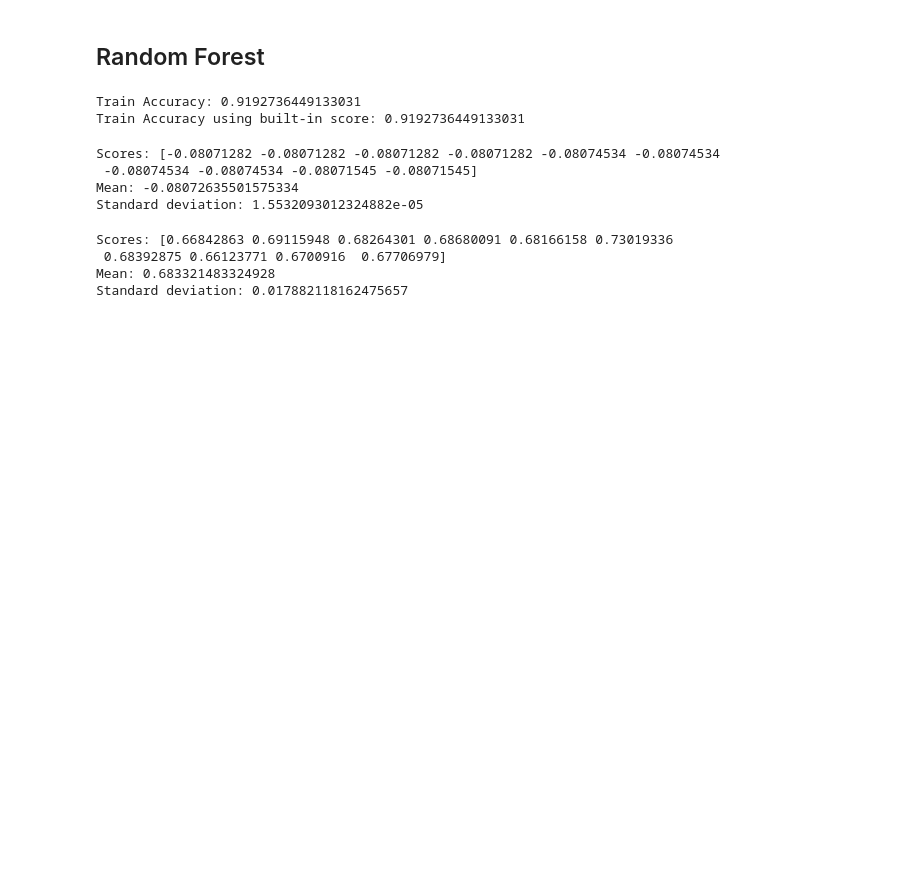
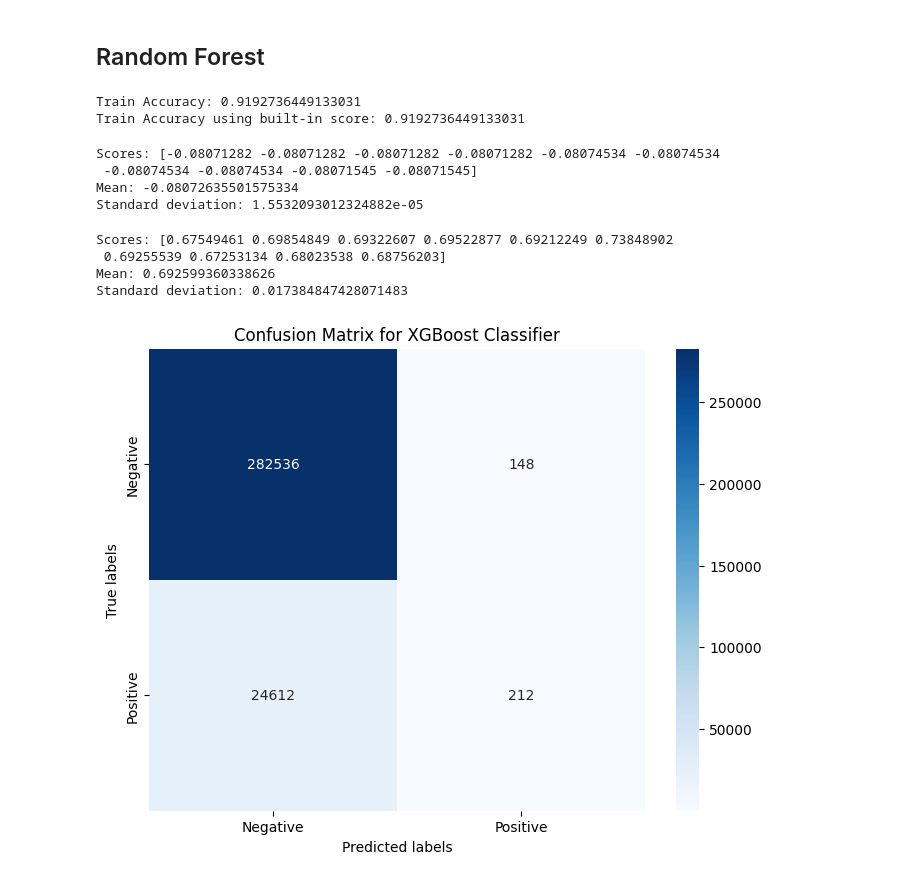
Before and after one commit to MSBA-Capstone-2024/modeling, a Jupyter notebook: Rough draft group project-Kim's.ipynb, the cells around one changed output. Drawn from its saved outputs; the diff is of its cells as text; code cells hidden in the pictures; blank space fills up the shorter version.

```diff
--- a/Rough draft group project-Kim's.ipynb
+++ b/Rough draft group project-Kim's.ipynb
@@ -376,13 +371,19 @@ Standard deviation: 0.0007134957901900151
 # %% [markdown]
 ## XGboost
 # %%
-xgb_clf = XGBClassifier(use_label_encoder=False, eval_metric='logloss', n_estimators=100, max_depth=3)
+
+xgb_clf = XGBClassifier(use_label_encoder=False,
+                        eval_metric='logloss',
+                        n_estimators=100,
+                        max_depth=4
+                        )
 
 xgb_clf.fit(X, y)
 
 xgb_y_pred = xgb_clf.predict(X)
 
 xgb_accuracy = accuracy_score(y, xgb_y_pred)
-print("Train Accuracy:", accuracy)
+
+print("Train Accuracy:", xgb_accuracy)
 print("Train Accuracy using built-in score:", xgb_clf.score(X, y))
 # %% [output]
@@ -421,13 +422,15 @@ Standard deviation: 0.014952251199737159
 # %% [markdown]
 ## Random Forest
 # %%
-rf_clf = RandomForestClassifier(n_estimators=100, max_depth=3, random_state=42)
+rf_clf = RandomForestClassifier(n_estimators=100,
+                                max_depth=6,
+                                random_state=42)
 
 rf_clf.fit(X, y)
 
-y_pred = rf_clf.predict(X)
+rf_y_pred = rf_clf.predict(X)
 
-accuracy = accuracy_score(y, y_pred)
+accuracy = accuracy_score(y, rf_y_pred)
 print("Train Accuracy:", accuracy)
 print("Train Accuracy using built-in score:", rf_clf.score(X, y))
 # %% [output]
@@ -459,7 +462,19 @@ rf_mean_auc = np.mean(rf_auc_scores)
 # %%
 display_scores(rf_auc_scores)
 # %% [output]
-Scores: [0.66842863 0.69115948 0.68264301 0.68680091 0.68166158 0.73019336
- 0.68392875 0.66123771 0.6700916  0.67706979]
-Mean: 0.683321483324928
-Standard deviation: 0.017882118162475657
+Scores: [0.67549461 0.69854849 0.69322607 0.69522877 0.69212249 0.73848902
+ 0.69255539 0.67253134 0.68023538 0.68756203]
+Mean: 0.692599360338626
+Standard deviation: 0.017384847428071483
+# %%
+cm = confusion_matrix(y, xgb_y_pred)
+
+# Visualizing the confusion matrix
+plt.figure(figsize=(8,6))
+sns.heatmap(cm, annot=True, fmt='d', cmap='Blues', xticklabels=['Negative', 'Positive'], yticklabels=['Negative', 'Positive'])
+plt.xlabel('Predicted labels')
+plt.ylabel('True labels')
+plt.title('Confusion Matrix for XGBoost Classifier')
+plt.show()
+# %% [output]
+[figure, added]
```
Also changed, not shown: parts of 13 cells of this notebook.
